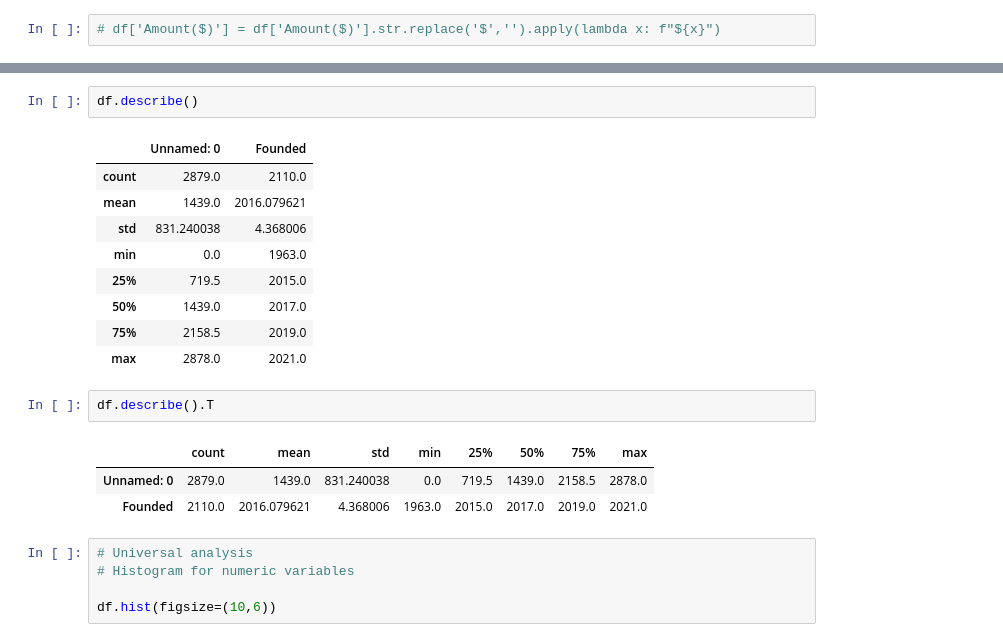
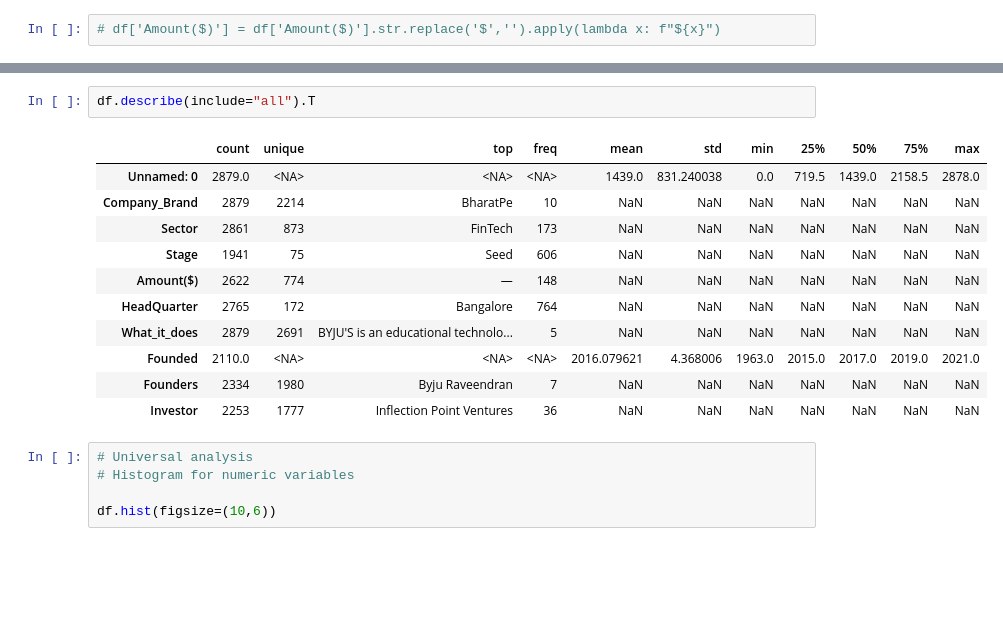
Before and after one commit to MoIdris/A-Data-Analytics-Project, a Jupyter notebook: Indian_Start-up.ipynb, the cells around one changed output, grey strips where cells are left out. Cells and saved outputs as stored; diff of their text form; blank space fills up the shorter version.

```diff
--- a/Indian_Start-up.ipynb
+++ b/Indian_Start-up.ipynb
@@ -449,21 +472,17 @@ df
 # %%
-df.describe()
+df.describe(include="all").T
 # %% [output]
-|  | Unnamed: 0 | Founded |
-| count | 2879.0 | 2110.0 |
-| mean | 1439.0 | 2016.079621 |
-| std | 831.240038 | 4.368006 |
-| min | 0.0 | 1963.0 |
-| 25% | 719.5 | 2015.0 |
-| 50% | 1439.0 | 2017.0 |
-| 75% | 2158.5 | 2019.0 |
-| max | 2878.0 | 2021.0 |
+|  | count | unique | top | freq | mean | std | min | 25% | 50% | 75% | max |
+| Unnamed: 0 | 2879.0 | <NA> | <NA> | <NA> | 1439.0 | 831.240038 | 0.0 | 719.5 | 1439.0 | 2158.5 | 2878.0 |
+| Company_Brand | 2879 | 2214 | BharatPe | 10 | NaN | NaN | NaN | NaN | NaN | NaN | NaN |
+| Sector | 2861 | 873 | FinTech | 173 | NaN | NaN | NaN | NaN | NaN | NaN | NaN |
+| Stage | 1941 | 75 | Seed | 606 | NaN | NaN | NaN | NaN | NaN | NaN | NaN |
+| Amount($) | 2622 | 774 | — | 148 | NaN | NaN | NaN | NaN | NaN | NaN | NaN |
+| HeadQuarter | 2765 | 172 | Bangalore | 764 | NaN | NaN | NaN | NaN | NaN | NaN | NaN |
+| What_it_does | 2879 | 2691 | BYJU'S is an educational technolo... | 5 | NaN | NaN | NaN | NaN | NaN | NaN | NaN |
+| Founded | 2110.0 | <NA> | <NA> | <NA> | 2016.079621 | 4.368006 | 1963.0 | 2015.0 | 2017.0 | 2019.0 | 2021.0 |
+| Founders | 2334 | 1980 | Byju Raveendran | 7 | NaN | NaN | NaN | NaN | NaN | NaN | NaN |
+| Investor | 2253 | 1777 | Inflection Point Ventures | 36 | NaN | NaN | NaN | NaN | NaN | NaN | NaN |
-# %%
-df.describe().T
-# %% [output]
-|  | count | mean | std | min | 25% | 50% | 75% | max |
-| Unnamed: 0 | 2879.0 | 1439.0 | 831.240038 | 0.0 | 719.5 | 1439.0 | 2158.5 | 2878.0 |
-| Founded | 2110.0 | 2016.079621 | 4.368006 | 1963.0 | 2015.0 | 2017.0 | 2019.0 | 2021.0 |
 # %%
 # Universal analysis
 # Histogram for numeric variables
```
Also changed, not shown: parts of 23 cells of this notebook.
